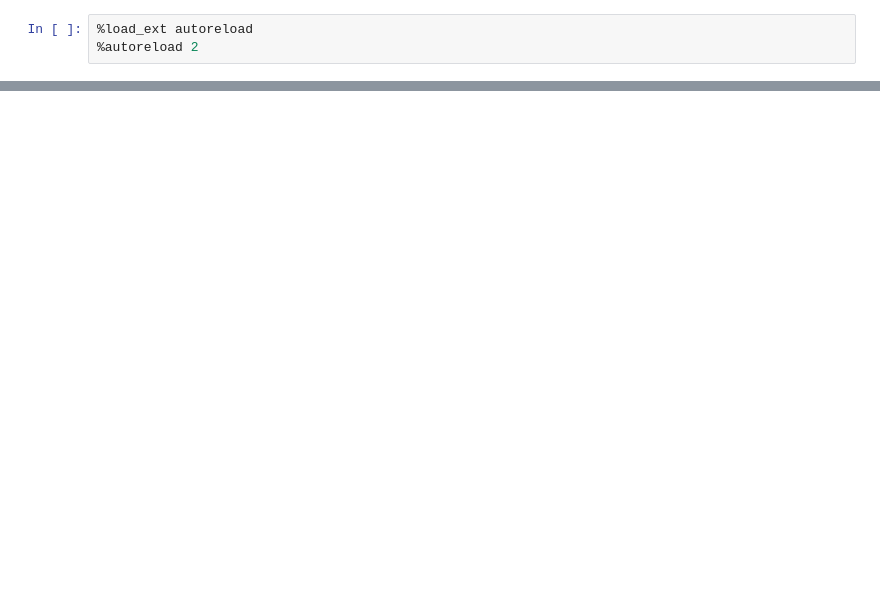
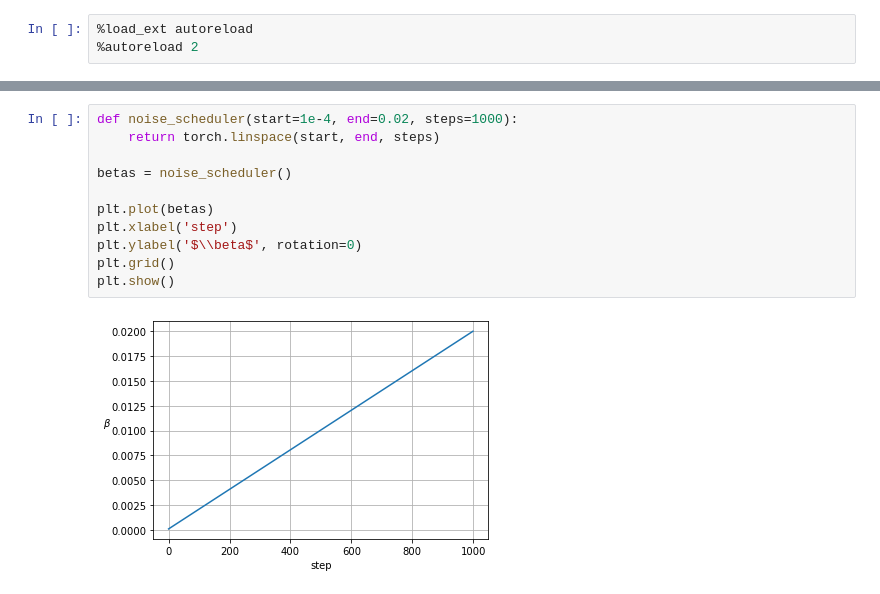
Before and after one commit to juansensio/blog, a Jupyter notebook: 112_sd_scratch_1/112_sd_scratch_1.ipynb, the cells around one changed output, grey strips where cells are left out. Saved outputs shown, nothing was run; the diff lists cells and outputs as text; blank space fills up the shorter version.

```diff
--- a/112_sd_scratch_1/112_sd_scratch_1.ipynb
+++ b/112_sd_scratch_1/112_sd_scratch_1.ipynb
@@ -157,0 +92,13 @@ Problemas:
+# %%
+def noise_scheduler(start=1e-4, end=0.02, steps=1000):
+	return torch.linspace(start, end, steps)
+
+betas = noise_scheduler()
+
+plt.plot(betas)
+plt.xlabel('step')
+plt.ylabel('$\\beta$', rotation=0)
+plt.grid()
+plt.show()
+# %% [output]
+[figure, added]
```
Also changed, not shown: parts of 40 cells of this notebook, 1 other file.
